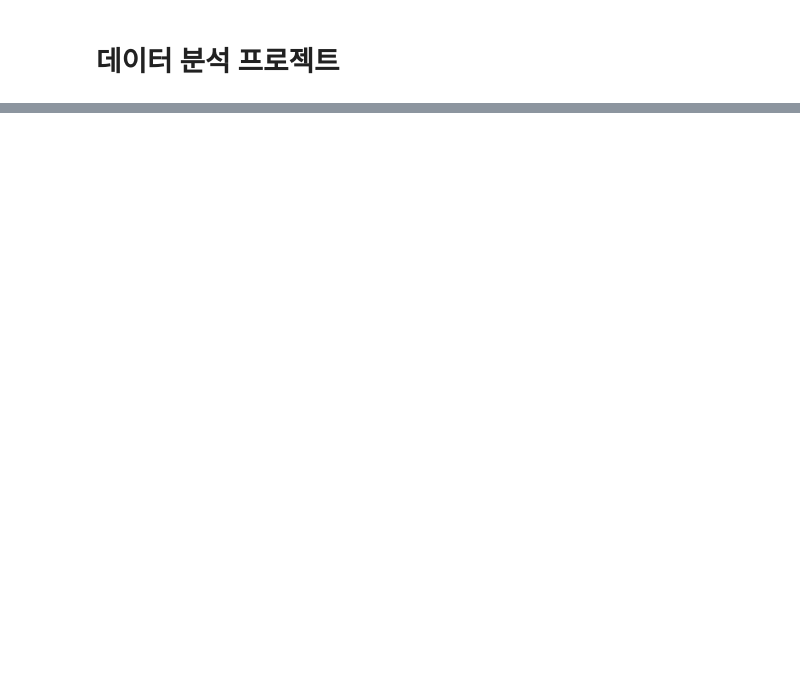
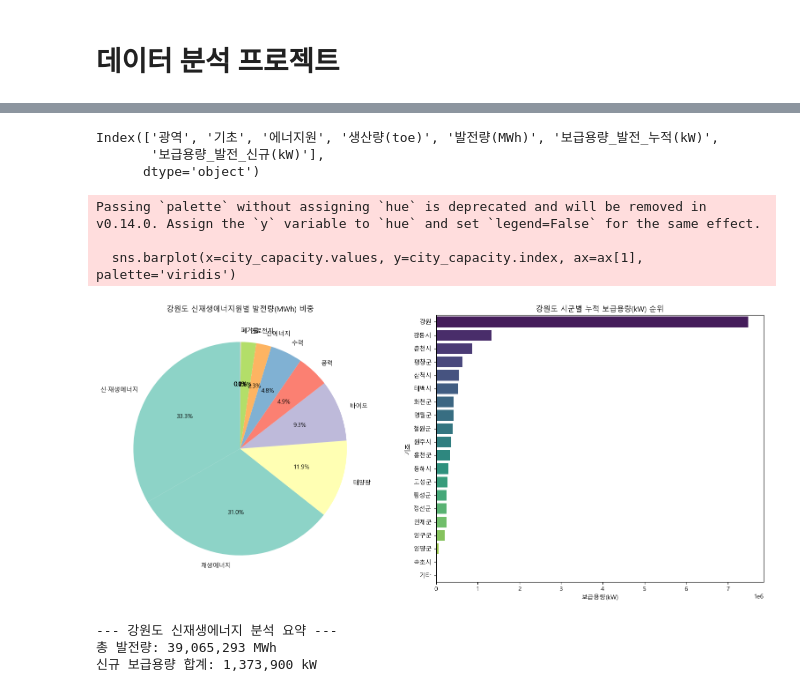
Before and after one commit to kimwjdhyun/KDT_RE_5th_Project, a Jupyter notebook: 01_DataAnalysis/sample.ipynb, the cells around one changed output, grey strips where cells are left out. Saved outputs shown, nothing was run; the diff lists cells and outputs as text; code cells hidden in the pictures; blank space fills up the shorter version.

```diff
--- a/01_DataAnalysis/sample.ipynb
+++ b/01_DataAnalysis/sample.ipynb
@@ -61,0 +60,65 @@ print(f"엑셀 파일 생성 완료: {output_path}")
+# %%
+import pandas as pd
+import seaborn as sns
+import matplotlib.pyplot as plt
+
+# 1. 데이터 로드 (예시: 기상 데이터와 발전량 데이터가 통합된 csv)
+df = pd.read_csv('data/raw/energy/한국에너지공단_기초지자체별 신재생에너지 보급 현황.csv', encoding="cp949")
+
+df.columns
+# %% [output]
+Index(['광역', '기초', '에너지원', '생산량(toe)', '발전량(MWh)', '보급용량_발전_누적(kW)',
+       '보급용량_발전_신규(kW)'],
+      dtype='object')
+# %%
+import pandas as pd
+import matplotlib.pyplot as plt
+import seaborn as sns
+
+# 1. 데이터 로드 및 한글 설정
+# 파일 경로는 본인의 환경에 맞게 수정하세요.
+file_path = 'data/raw/energy/한국에너지공단_기초지자체별 신재생에너지 보급 현황.csv'
+df = pd.read_csv(file_path, encoding="cp949")
+
+# 한글 폰트 설정 (Windows 기준)
+plt.rc('font', family='Malgun Gothic')
+plt.rc('axes', unicode_minus=False)
+
+# 2. 강원도 데이터 필터링
+# '광역' 컬럼에서 '강원'이 포함된 행만 추출
+df_gw = df[df['광역'].str.contains('강원', na=False)].copy()
+
+# 3. 분석 A: 강원도 내 에너지원별 발전량 비중
+source_gen = df_gw.groupby('에너지원')['발전량(MWh)'].sum().sort_values(ascending=False)
+
+# 4. 분석 B: 강원도 기초지자체별(시군별) 누적 보급용량 현황
+city_capacity = df_gw.groupby('기초')['보급용량_발전_누적(kW)'].sum().sort_values(ascending=False)
+
+# 5. 시각화 (VS Code에서 바로 확인 가능)
+fig, ax = plt.subplots(1, 2, figsize=(16, 7))
+
+# 차트 1: 에너지원별 발전량 (Pie Chart)
+source_gen.plot.pie(ax=ax[0], autopct='%1.1f%%', startangle=90, cmap='Set3')
+ax[0].set_title('강원도 신재생에너지원별 발전량(MWh) 비중')
+ax[0].set_ylabel('')
+
+# 차트 2: 시군별 누적 보급용량 (Bar Chart)
+sns.barplot(x=city_capacity.values, y=city_capacity.index, ax=ax[1], palette='viridis')
+ax[1].set_title('강원도 시군별 누적 보급용량(kW) 순위')
+ax[1].set_xlabel('보급용량(kW)')
+
+plt.tight_layout()
+plt.show()
+
+# 6. 통계 요약 출력
+print("--- 강원도 신재생에너지 분석 요약 ---")
+print(f"총 발전량: {df_gw['발전량(MWh)'].sum():,.0f} MWh")
+print(f"신규 보급용량 합계: {df_gw['보급용량_발전_신규(kW)'].sum():,.0f} kW")
+# %% [output]
+Passing `palette` without assigning `hue` is deprecated and will be removed in v0.14.0. Assign the `y` variable to `hue` and set `legend=False` for the same effect.
+
+  sns.barplot(x=city_capacity.values, y=city_capacity.index, ax=ax[1], palette='viridis')
+[figure, added]
+--- 강원도 신재생에너지 분석 요약 ---
+총 발전량: 39,065,293 MWh
+신규 보급용량 합계: 1,373,900 kW
```
Also changed, not shown: parts of 5 cells of this notebook.
